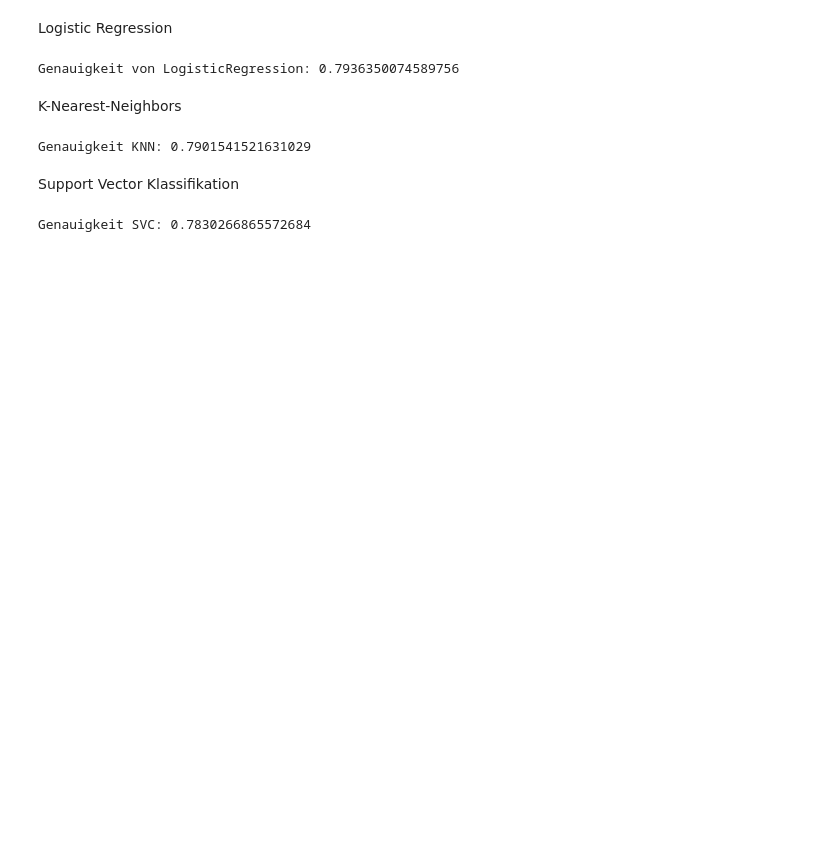
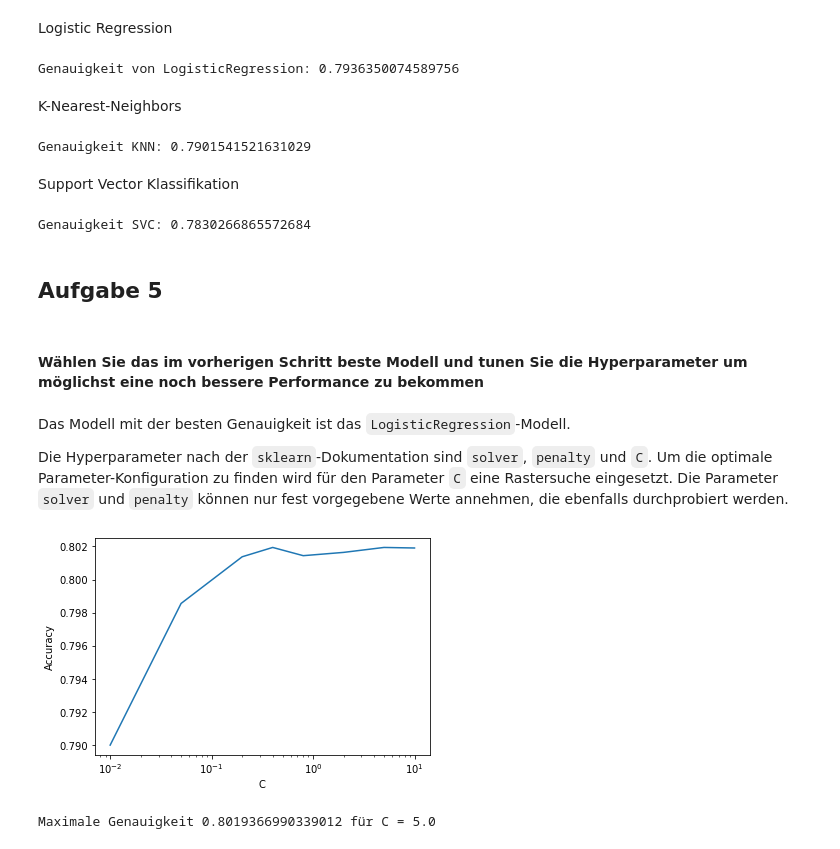
Before and after one commit to Bresenham/MaschinellesLernenPrakt, a Jupyter notebook: Studienarbeit.ipynb, the cells around one changed output. Drawn from its saved outputs; the diff is of its cells as text; code cells hidden in the pictures; blank space fills up the shorter version.

```diff
--- a/Studienarbeit.ipynb
+++ b/Studienarbeit.ipynb
@@ -164,7 +167,7 @@ def transform(X):
 
     return _X
 # %%
-transform(X)
+X = transform(X)
 X
 # %% [output]
 |  | age | workclass | education | education_num | marital_status | occupation | relationship | race | ... |
@@ -225,3 +228,31 @@ svc_accuracy = model_to_accuracy(svc, X_test, y_test)
 print("Genauigkeit SVC:", svc_accuracy)
 # %% [output]
 Genauigkeit SVC: 0.7830266865572684
+# %% [markdown]
+## Aufgabe 5
+# %% [markdown]
+#### Wählen Sie das im vorherigen Schritt beste Modell und tunen Sie die Hyperparameter um möglichst eine noch bessere Performance zu bekommen
+# %% [markdown]
+Das Modell mit der besten Genauigkeit ist das `LogisticRegression`-Modell.
+
+Die Hyperparameter nach der `sklearn`-Dokumentation sind `solver`, `penalty` und `C`. Um die optimale Parameter-Konfiguration zu finden wird für den Parameter `C` eine Rastersuche eingesetzt. Die Parameter `solver` und `penalty` können nur fest vorgegebene Werte annehmen, die ebenfalls durchprobiert werden.
+# %%
+C = [0.01, 0.05, 0.2, 0.4, 0.8, 2.0, 5.0, 10.0]
+
+vals = []
+for c in C:
+    model = LogisticRegression(C=c, solver="liblinear")
+    vals.append(np.average(
+        cross_val_score(model, X, y.values.ravel(), cv=5, scoring='accuracy')
+    ))
+
+plt.semilogx(C, vals)
+plt.xlabel("C")
+plt.ylabel("Accuracy")
+plt.show()
+# %% [output]
+[figure, added]
+# %%
+print("Maximale Genauigkeit", np.array(vals).max(), "für C =", C[np.argmax(vals)])
+# %% [output]
+Maximale Genauigkeit 0.8019366990339012 für C = 5.0
```
Also changed, not shown: parts of 8 cells of this notebook.
